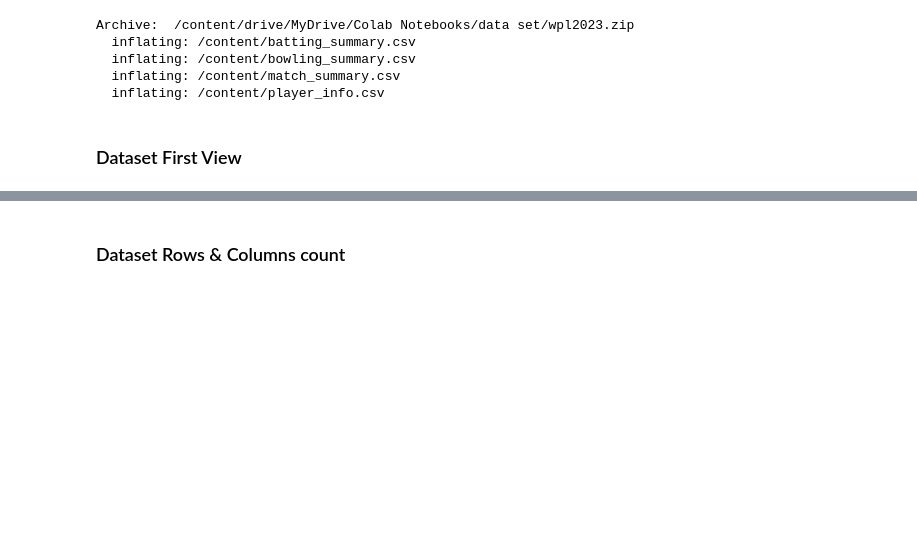
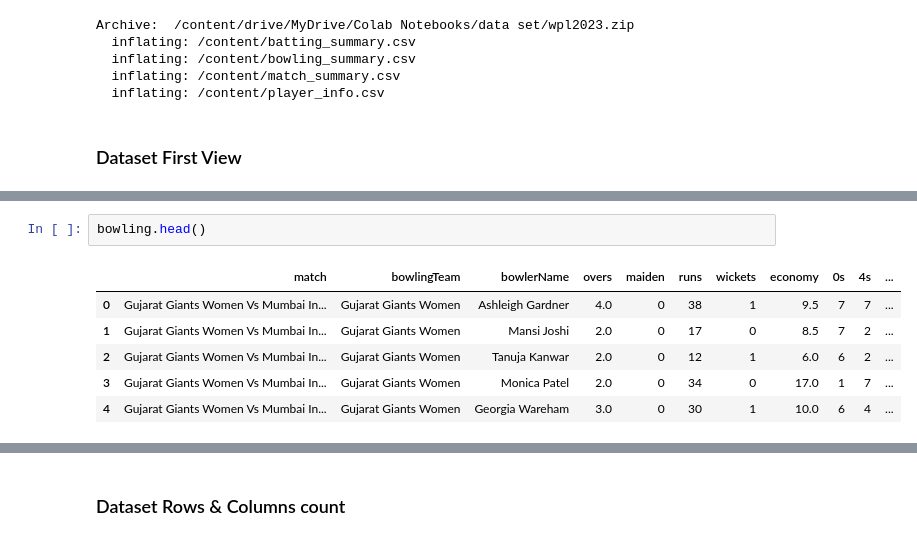
Before and after one commit to GEE2007/WPL-Inaugural-Analytics, a Jupyter notebook: WPL_Inaugural_Analytics.ipynb, the cells around one changed output, grey strips where cells are left out. Saved outputs shown, nothing was run; the diff lists cells and outputs as text; blank space fills up the shorter version.

```diff
--- a/WPL_Inaugural_Analytics.ipynb
+++ b/WPL_Inaugural_Analytics.ipynb
@@ -95,0 +104,9 @@ Archive:  /content/drive/MyDrive/Colab Notebooks/data set/wpl2023.zip
+# %%
+bowling.head()
+# %% [output]
+|  | match | bowlingTeam | bowlerName | overs | maiden | runs | wickets | economy | 0s | 4s | ... |
+| 0 | Gujarat Giants Women Vs Mumbai In... | Gujarat Giants Women | Ashleigh Gardner | 4.0 | 0 | 38 | 1 | 9.5 | 7 | 7 | ... |
+| 1 | Gujarat Giants Women Vs Mumbai In... | Gujarat Giants Women | Mansi Joshi | 2.0 | 0 | 17 | 0 | 8.5 | 7 | 2 | ... |
+| 2 | Gujarat Giants Women Vs Mumbai In... | Gujarat Giants Women | Tanuja Kanwar | 2.0 | 0 | 12 | 1 | 6.0 | 6 | 2 | ... |
+| 3 | Gujarat Giants Women Vs Mumbai In... | Gujarat Giants Women | Monica Patel | 2.0 | 0 | 34 | 0 | 17.0 | 1 | 7 | ... |
+| 4 | Gujarat Giants Women Vs Mumbai In... | Gujarat Giants Women | Georgia Wareham | 3.0 | 0 | 30 | 1 | 10.0 | 6 | 4 | ... |
```
Also changed, not shown: parts of 26 cells of this notebook.
